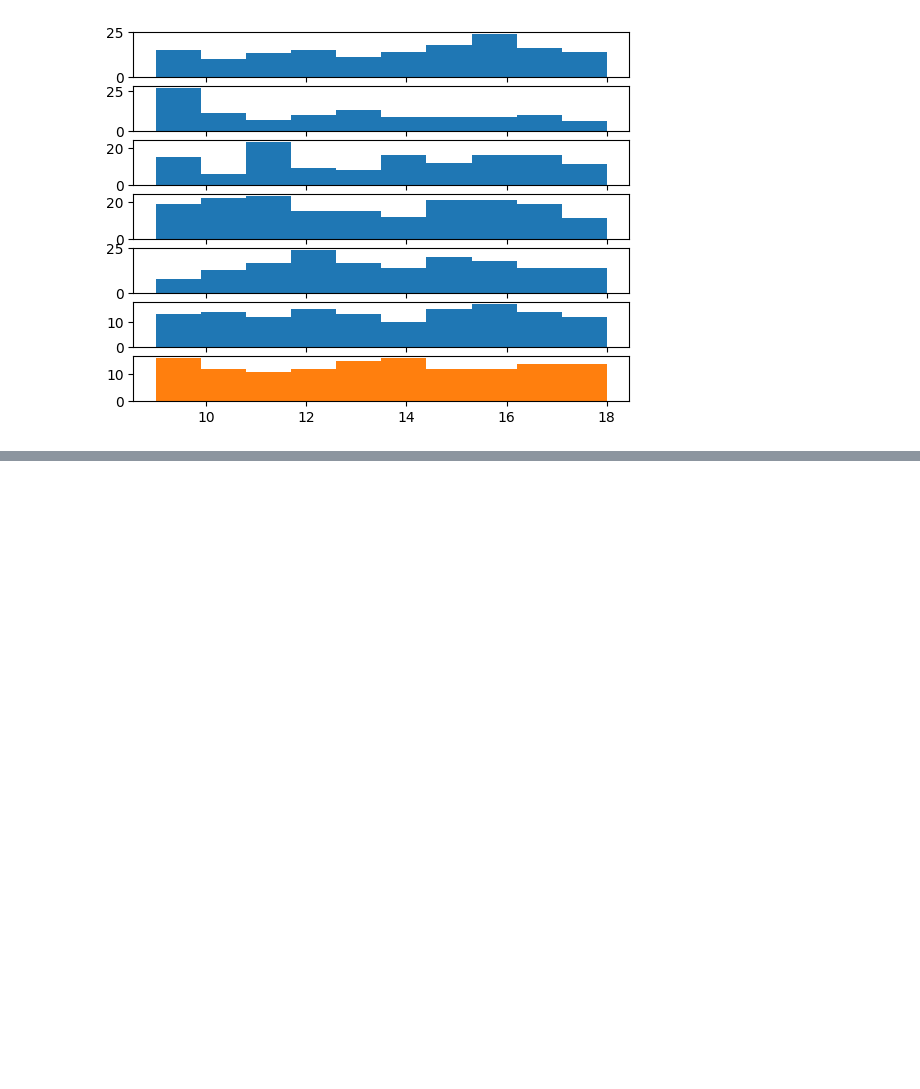
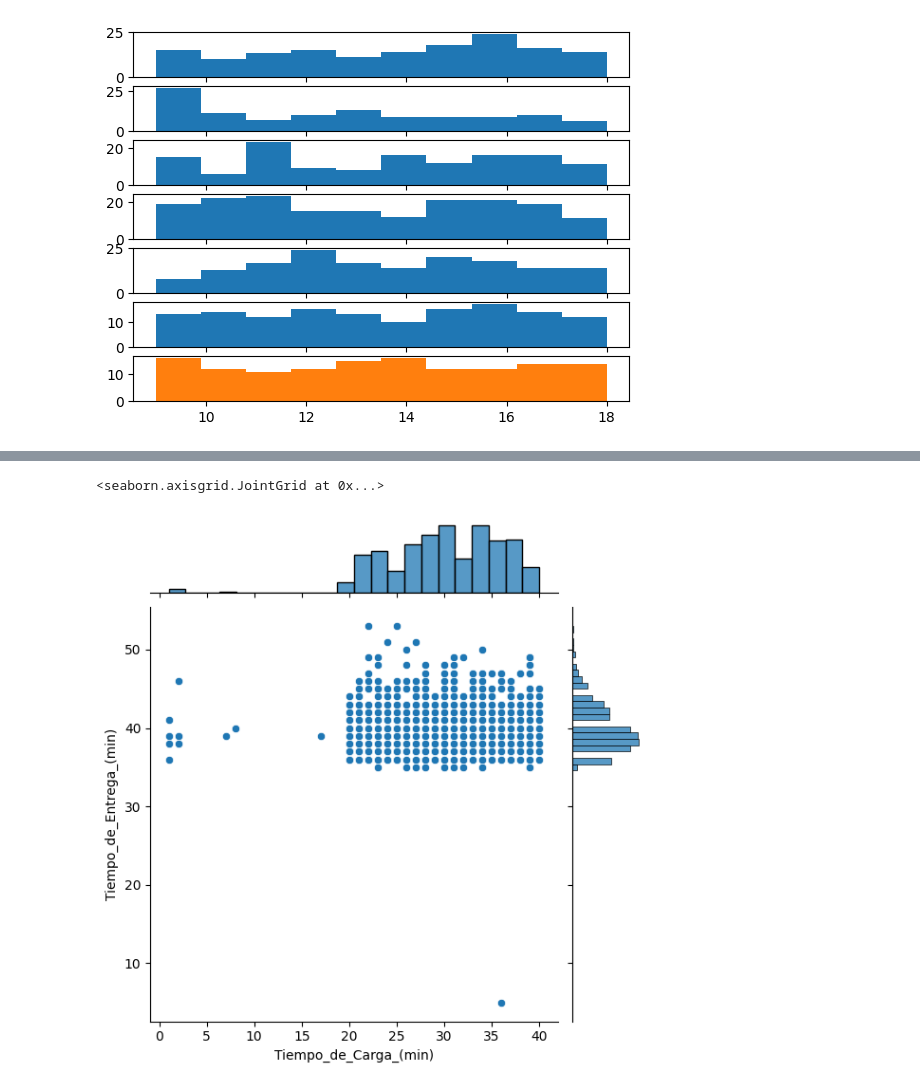
Before and after one commit to rodrigoamor5/TP1_Operativa_III, a Jupyter notebook: Analisis.ipynb, the cells around one changed output, grey strips where cells are left out. Saved outputs shown, nothing was run; the diff lists cells and outputs as text; code cells hidden in the pictures; blank space fills up the shorter version.

```diff
--- a/Analisis.ipynb
+++ b/Analisis.ipynb
@@ -424 +444,9 @@ plt.show()
+# %%
+import seaborn as sns
+# Puedo verificar si hay correlación entre dos variables ... por ejemplo: tiempo de atención y tiempo de espera
+
+sns.jointplot(data=df[(df['Tiempo_de_Carga_(min)']< 100) & (df['Tiempo_de_Entrega_(min)'] < 100)], x="Tiempo_de_Carga_(min)", y="Tiempo_de_Entrega_(min)")
+# %% [output]
+<seaborn.axisgrid.JointGrid at 0x...>
+[figure, added]
 # %%
```
Also changed, not shown: parts of 47 cells of this notebook, 8 other files.
